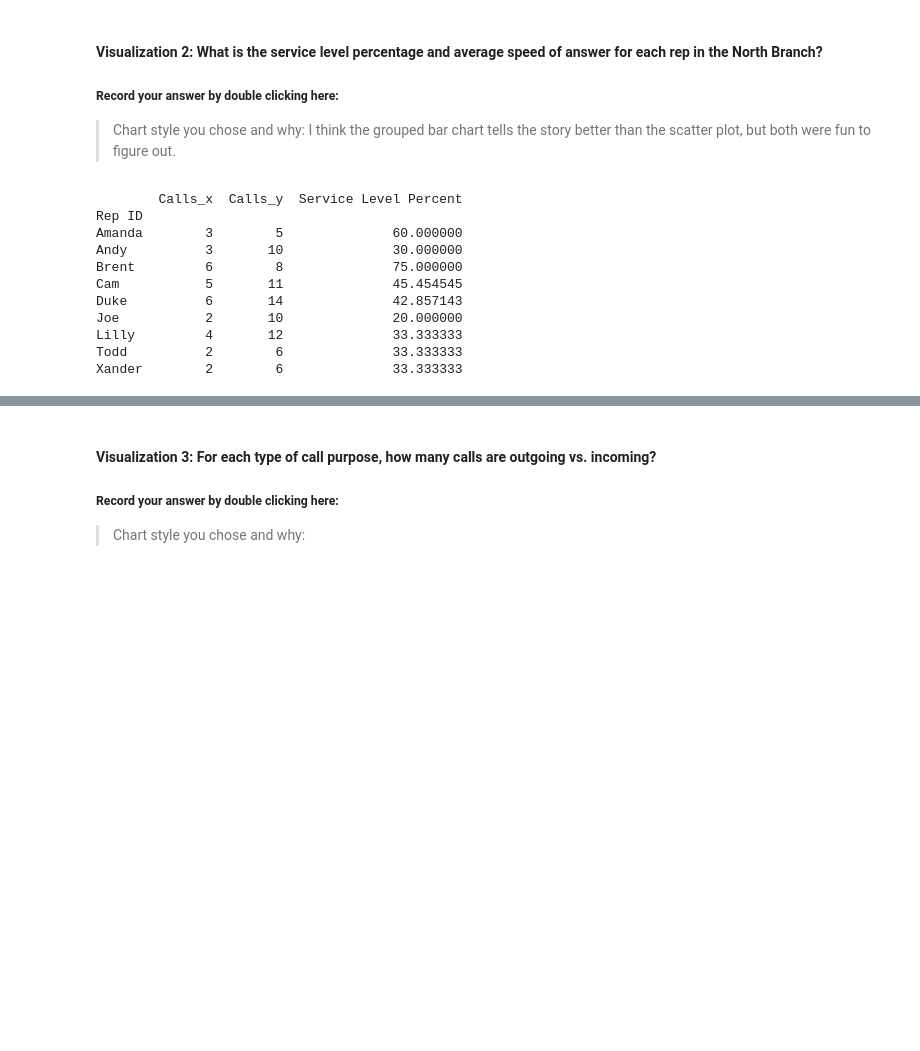
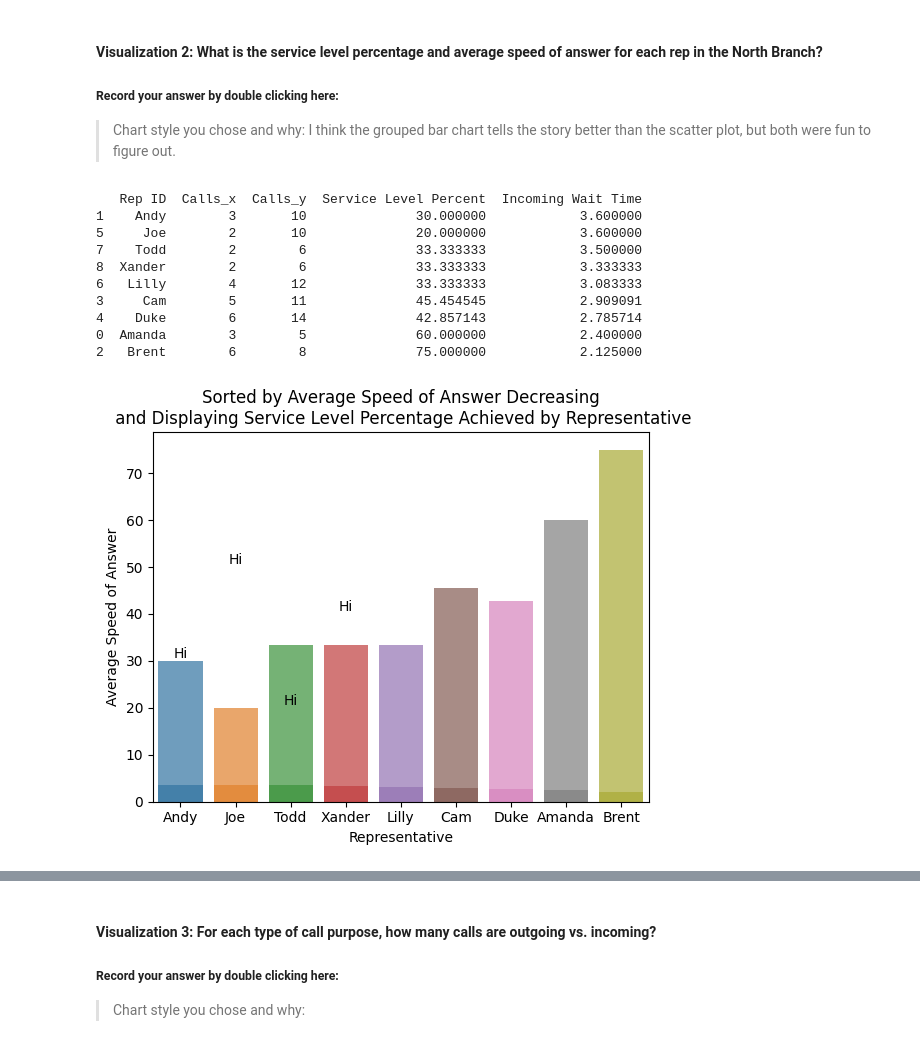
Before and after one commit to e3la/call-center-cleanup-assignment, a Jupyter notebook: Call_Center_Cleanup.ipynb, the cells around one changed output, grey strips where cells are left out. Cells and saved outputs as stored; diff of their text form; code cells hidden in the pictures; blank space fills up the shorter version.

```diff
--- a/Call_Center_Cleanup.ipynb
+++ b/Call_Center_Cleanup.ipynb
@@ -570,19 +570,39 @@ service_level = pd.merge(quick_stats, total_stats, on="Rep ID")
 service_level["Service Level Percent"] = service_level["Calls_x"]/service_level["Calls_y"] * 100
 
 #Your Code Here:
+#service_level["SLPlabel"] = service_level["Service Level Percent"].astype(int).astype(str)+"%"
+#I thought I might need to label the bars, but I don't.
 
-print(service_level)
-#printing out service_level tells me there are 4 columns of information, calls_x which should go on the x logically
-#Calls_y, which should go on the Y, the Rep IDs, and the Service Level Percentage
+vis2_df = pd.merge(service_level, north_plt, on="Rep ID").sort_values(by='Incoming Wait Time', ascending=False)
+
+print(vis2_df)
 # %% [output]
-        Calls_x  Calls_y  Service Level Percent
-Rep ID
-Amanda        3        5              60.000000
-Andy          3       10              30.000000
-Brent         6        8              75.000000
-Cam           5       11              45.454545
-Duke          6       14              42.857143
-Joe           2       10              20.000000
-Lilly         4       12              33.333333
-Todd          2        6              33.333333
-Xander        2        6              33.333333
+   Rep ID  Calls_x  Calls_y  Service Level Percent  Incoming Wait Time
+1    Andy        3       10              30.000000            3.600000
+5     Joe        2       10              20.000000            3.600000
+7    Todd        2        6              33.333333            3.500000
+8  Xander        2        6              33.333333            3.333333
+6   Lilly        4       12              33.333333            3.083333
+3     Cam        5       11              45.454545            2.909091
+4    Duke        6       14              42.857143            2.785714
+0  Amanda        3        5              60.000000            2.400000
+2   Brent        6        8              75.000000            2.125000
+# %%
+# Create the bar chart with two stacked bars for each rep
+sns.barplot(x='Rep ID', y='Incoming Wait Time', data=vis2_df, alpha=0.7)
+sns.barplot(x='Rep ID', y="Service Level Percent", data=vis2_df, alpha=0.7)
+
+# Create labels on the bars to help with reading:
+
+for index, value in enumerate(values):
+    plt.text(index, value, str('Hi'), ha='center', va='bottom')
+
+# Add labels and title
+plt.xlabel('Representative')
+plt.ylabel('Average Speed of Answer')
+plt.title('Sorted by Average Speed of Answer Decreasing\n and Displaying Service Level Percentage Achieved by Representative')
+
+# Show the plot
+plt.show()
+# %% [output]
+[figure, added]
```
Also changed, not shown: parts of 2 cells of this notebook.
